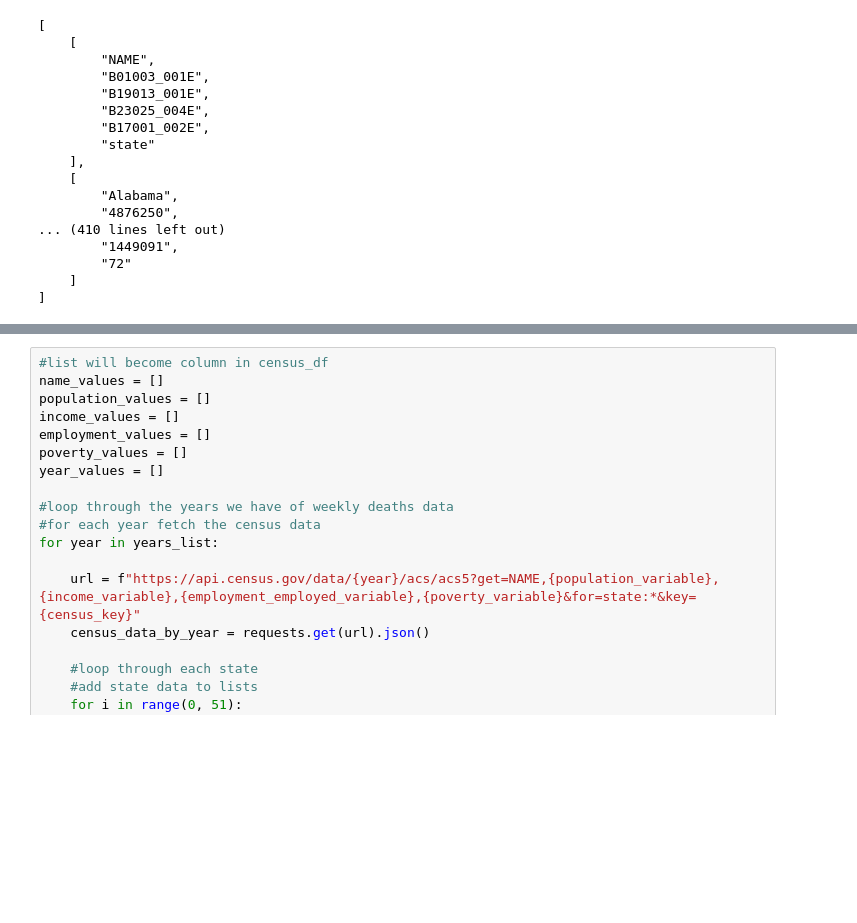
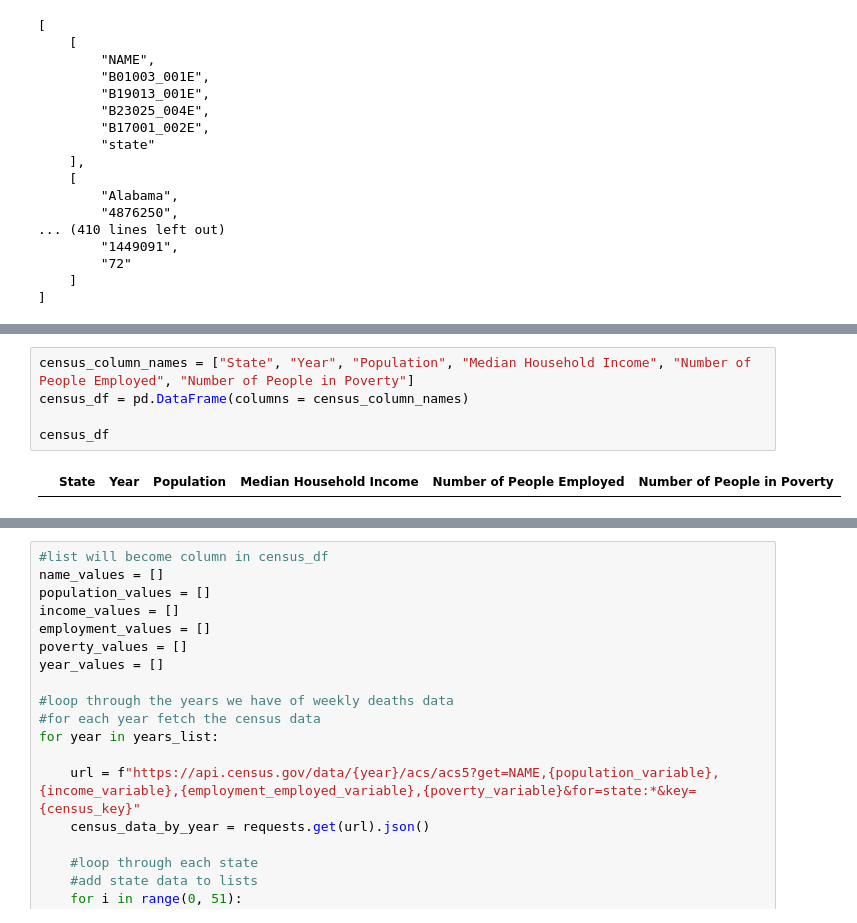
Before and after one commit to isabelmwork/Project1_Diabetes, a Jupyter notebook: Diabetes_Analysis.ipynb, the cells around one changed output, grey strips where cells are left out. Drawn from its saved outputs; the diff is of its cells as text; blank space fills up the shorter version.

```diff
--- a/Diabetes_Analysis.ipynb
+++ b/Diabetes_Analysis.ipynb
@@ -157,0 +148,7 @@ years_list
+# %%
+census_column_names = ["State", "Year", "Population", "Median Household Income", "Number of People Employed", "Number of People in Poverty"]
+census_df = pd.DataFrame(columns = census_column_names)
+
+census_df
+# %% [output]
+|  | State | Year | Population | Median Household Income | Number of People Employed | Number of People in Poverty |
```
Also changed, not shown: parts of 23 cells of this notebook.
